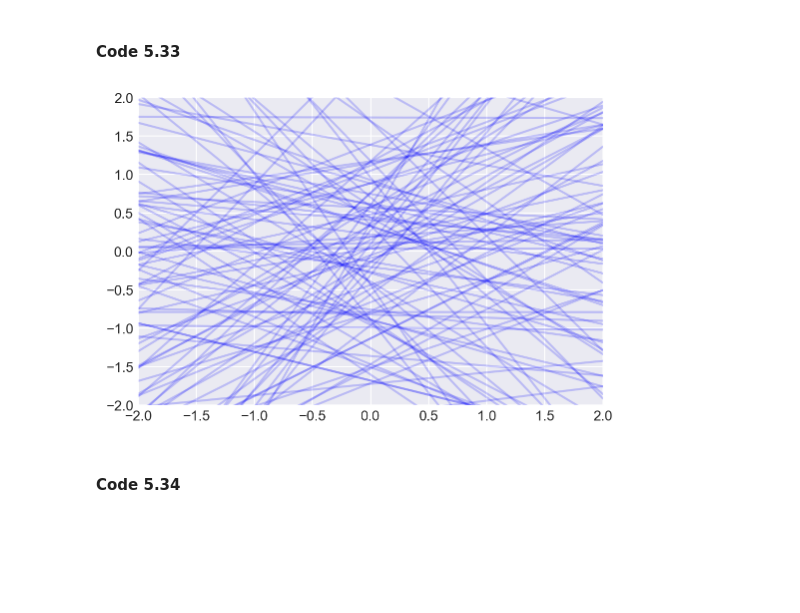
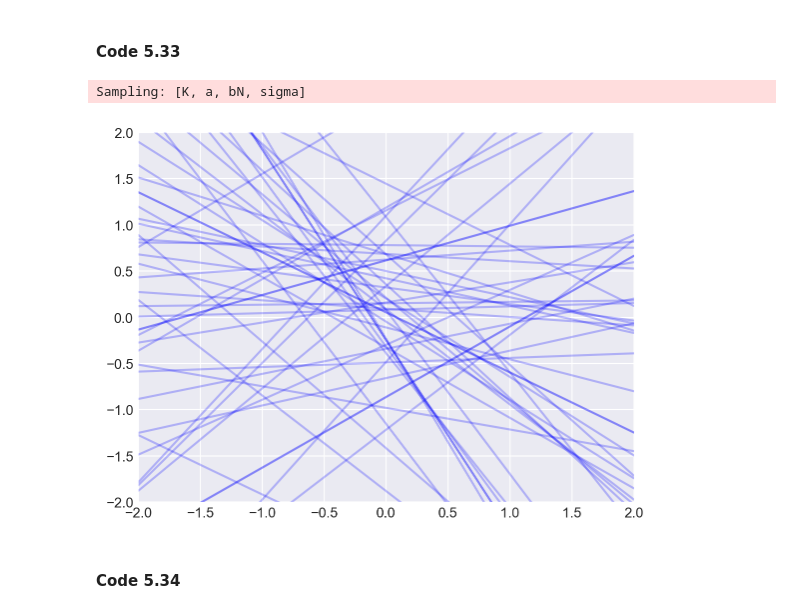
Before and after one commit to AndrewKillion/stat_rethinking_2026, a Jupyter notebook: python_code/Chapter_5.ipynb, the cells around one changed output. Cells and saved outputs as stored; diff of their text form; code cells hidden in the pictures; blank space fills up the shorter version.

```diff
--- a/python_code/Chapter_5.ipynb
+++ b/python_code/Chapter_5.ipynb
@@ -1030,6 +412,4 @@ Sampling 4 chains for 1_000 tune and 1_000 draw iterations (4_000 + 4_000 draws
 # %% [markdown]
 #### Code 5.27
 # %%
-d = pd.read_csv('Data/milk.csv', sep=';')
-
-d.columns
+d = pd.read_csv('data/milk.csv', sep=';')
@@ -1055,12 +422,2 @@ d.head(5)
 # %% [markdown]
 #### Code 5.29
-# %%
-with pm.Model() as m5_5_draft:
-    sigma = pm.Exponential('sigma', 1)
-    alpha = pm.Normal('a', mu = 0, sigma = 1)
-    bN = pm.Normal('bN', mu = 0, sigma= 1)
-    mu = pm.Deterministic('mu', alpha + bN * d.N)
-
-    likelihood = pm.Normal('likelihood', mu = mu, sigma = sigma, observed = d.K )
-
-    m5_5_draft_trace = pm.sample(1000)
@@ -1119,14 +444,15 @@ See the caveats in the documentation: https://pandas.pydata.org/pandas-docs/stab
 # %% [markdown]
 #### Code 5.32
 # %%
-with pm.Model() as m5_5_draft:
+with pm.Model() as m5_5:
     sigma = pm.Exponential('sigma', 1)
-    alpha = pm.Normal('a', mu = 0, sigma = 1)
-    bN = pm.Normal('bN', mu = 0, sigma= 1)
-    mu = pm.Deterministic('mu', alpha + bN * dcc.N)
+    a = pm.Normal('a',0, 1)
+    bN = pm.Normal('bN', 0, 1)
+    mu = pm.Deterministic('mu', a + bN * dcc.N)
+    K = pm.Normal('K', mu =mu, sigma = sigma, observed = dcc.K)
+    trace_m5_5_draft = pm.sample(cores = 1)
+    post_m5_5_draft = pm.sample_posterior_predictive(trace_m5_5_draft )
 
-    likelihood = pm.Normal('likelihood', mu = mu, sigma = sigma, observed = dcc.K )
-
-    m5_5_draft_trace = pm.sample(1000)
-    m5_5_draft_prior_trace = pm.sample_prior_predictive(1000)
+# You _should_ get lots of warnings about too many Divergences above.
+# This will be explained why in preceeding code blocks.
 # %% [output]
@@ -1140,19 +469,18 @@ Sampling: [a, bN, likelihood, sigma]
 # %% [markdown]
 #### Code 5.33
 # %%
-prior_df = m5_5_draft_prior_trace.prior.to_dataframe().reset_index()
-x_range = np.linspace(-2,2, 100)
+with m5_5:
+    prior = pm.sample_prior_predictive(1000).prior.to_dataframe().reset_index()
+xseq = np.linspace(-2,2,100)
 
-# Iterate over a subset of prior samples
-plt.figure(figsize=(6, 4))
-for _, column in prior_df.sample(len(x_range)).iterrows():  # Use a subset for clarity
-    # Compute y-values for the prior predictive line
-    y = column['a'] + column['bN'] * (x_range)
-    plt.plot(x_range, y, color='blue', alpha=0.2)
+for _, column in prior.sample(50).iterrows():
+    y = column.a + column.bN * xseq
+    plt.plot(xseq,y, color = 'blue', alpha =.25)
     plt.xlim(-2,2)
     plt.ylim(-2,2)
 # %% [output]
+Sampling: [K, a, bN, sigma]
-[figure, old version]
+[figure, new version]
 # %% [markdown]
 #### Code 5.34
 # %%
```
Also changed, not shown: parts of 132 cells of this notebook.
